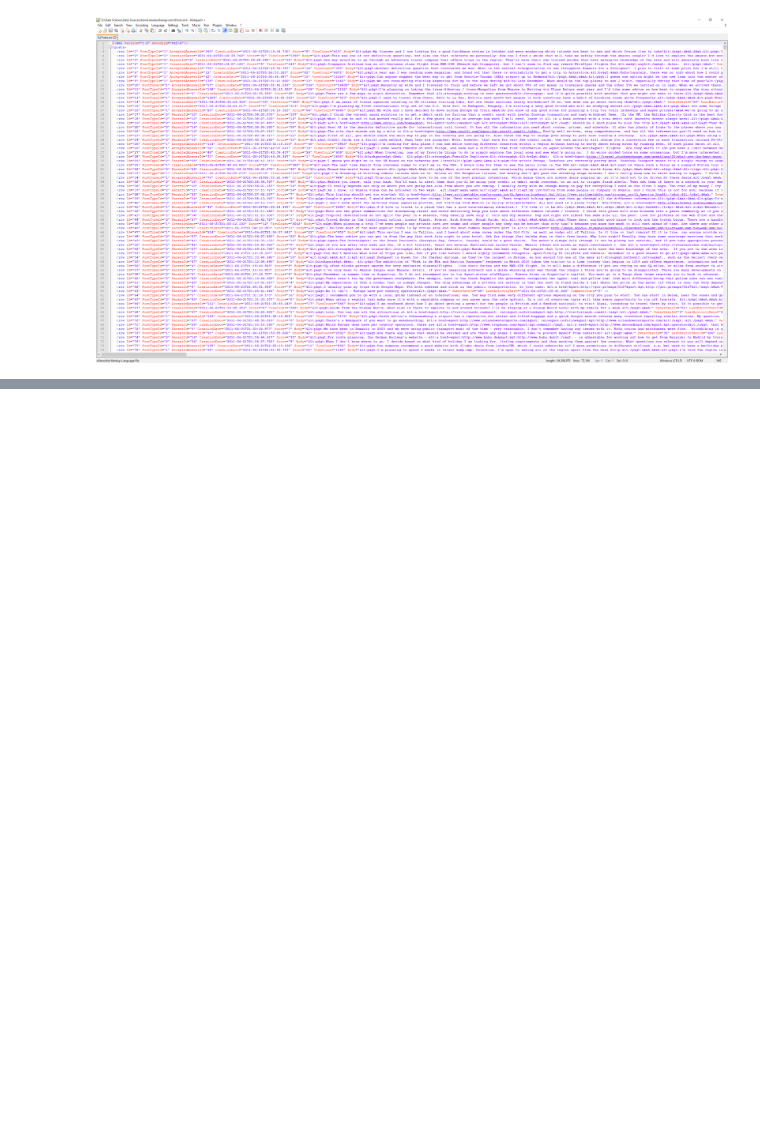
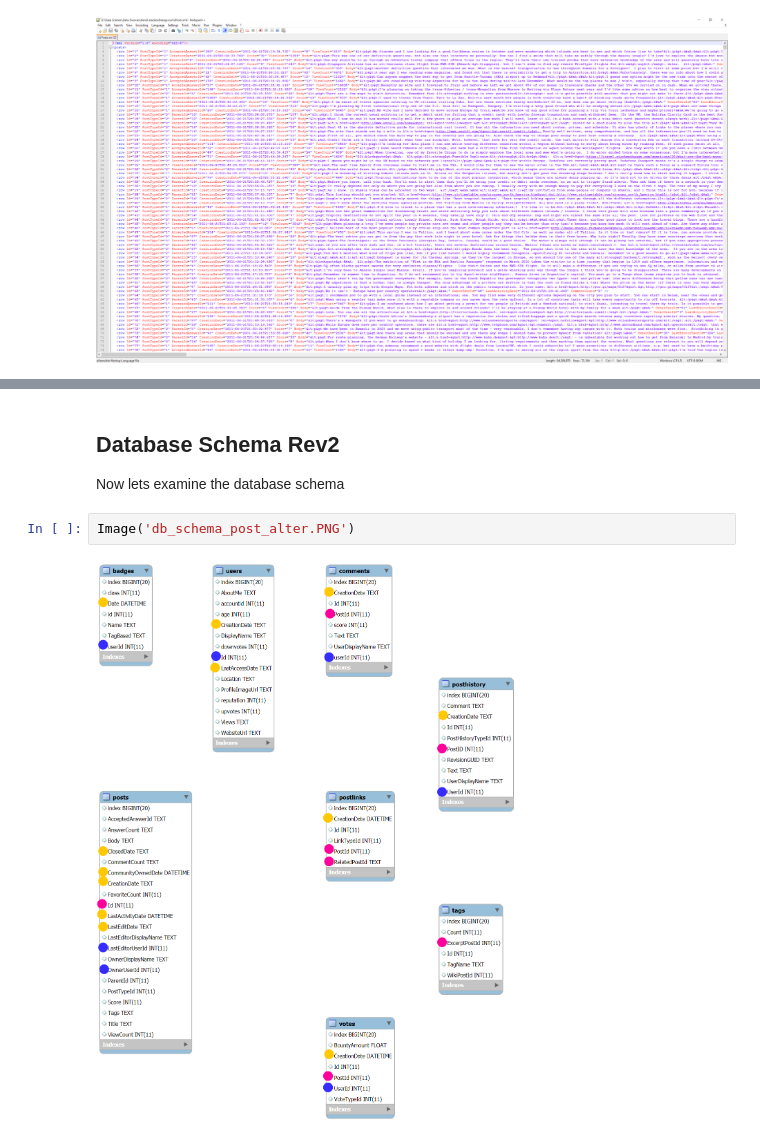
Before and after one commit to tjefferies/travel-stackexchange, a Jupyter notebook: XML2MySQL.ipynb, the cells around one changed output, grey strips where cells are left out. Drawn from its saved outputs; the diff is of its cells as text; blank space fills up the shorter version.

```diff
--- a/XML2MySQL.ipynb
+++ b/XML2MySQL.ipynb
@@ -119,0 +252,8 @@ Image(filename='Sample XML File.PNG')
+# %% [markdown]
+## Database Schema Rev2
+
+Now lets examine the database schema
+# %%
+Image('db_schema_post_alter.PNG')
+# %% [output]
+[figure, added]
```
Also changed, not shown: parts of 11 cells of this notebook.
